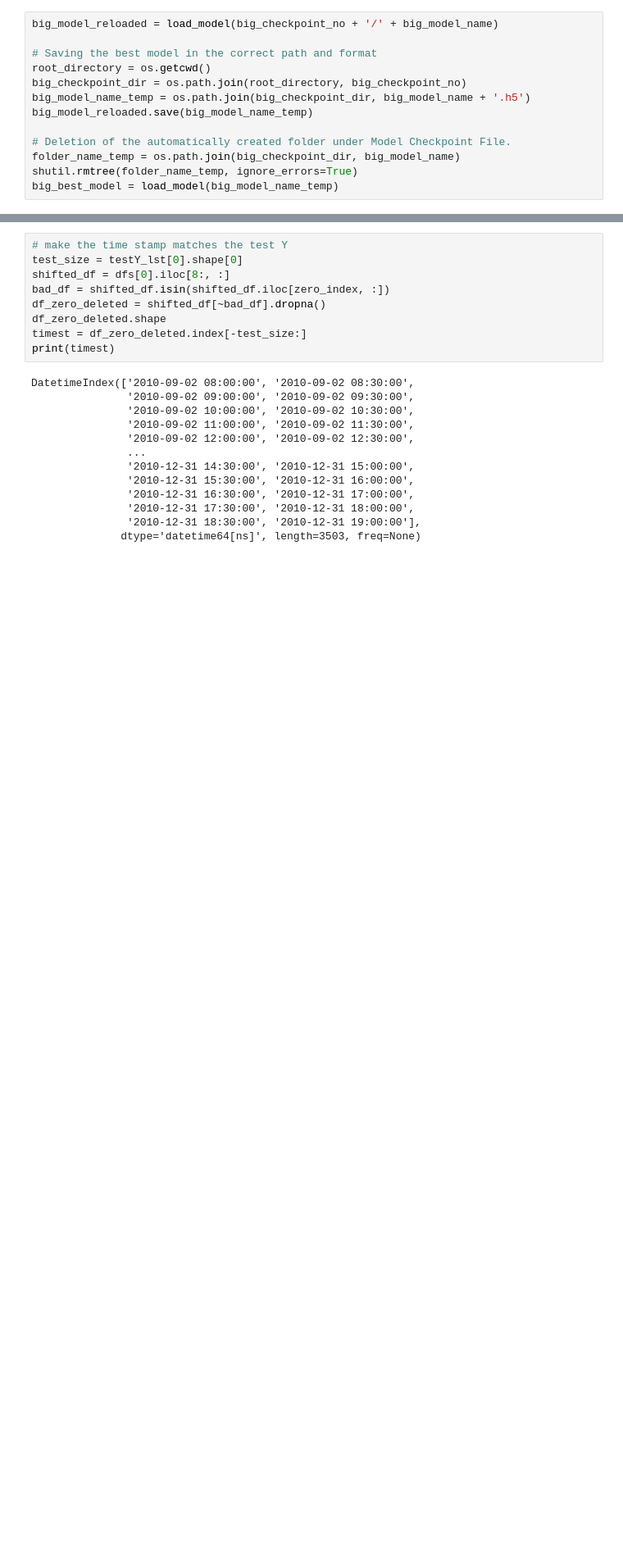
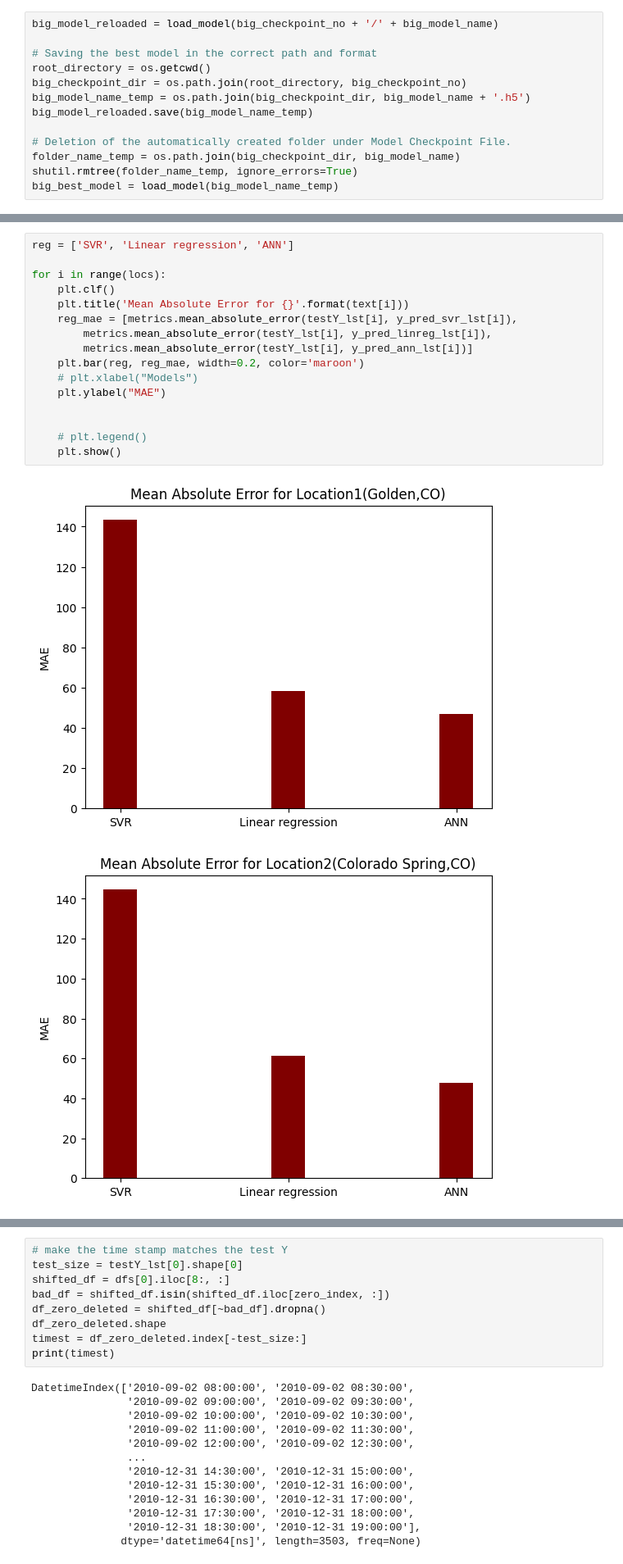
Before and after one commit to saraaktham/Solar-Data, a Jupyter notebook: read_data.ipynb, the cells around one changed output, grey strips where cells are left out. Shown at 82% size. Cells and saved outputs as stored; diff of their text form; blank space fills up the shorter version.

```diff
--- a/read_data.ipynb
+++ b/read_data.ipynb
@@ -1134 +1153,20 @@ Root Mean Squared Error: 246.39565229815318
 =================================================================
+# %%
+reg = ['SVR', 'Linear regression', 'ANN']
+
+for i in range(locs):
+    plt.clf()
+    plt.title('Mean Absolute Error for {}'.format(text[i]))
+    reg_mae = [metrics.mean_absolute_error(testY_lst[i], y_pred_svr_lst[i]),
+        metrics.mean_absolute_error(testY_lst[i], y_pred_linreg_lst[i]),
+        metrics.mean_absolute_error(testY_lst[i], y_pred_ann_lst[i])]
+    plt.bar(reg, reg_mae, width=0.2, color='maroon')
+    # plt.xlabel("Models")
+    plt.ylabel("MAE")
+
+
+    # plt.legend()
+    plt.show()
+# %% [output]
+[figure, added]
+[figure, added]
```
Also changed, not shown: parts of 25 cells of this notebook, 36 other files.
